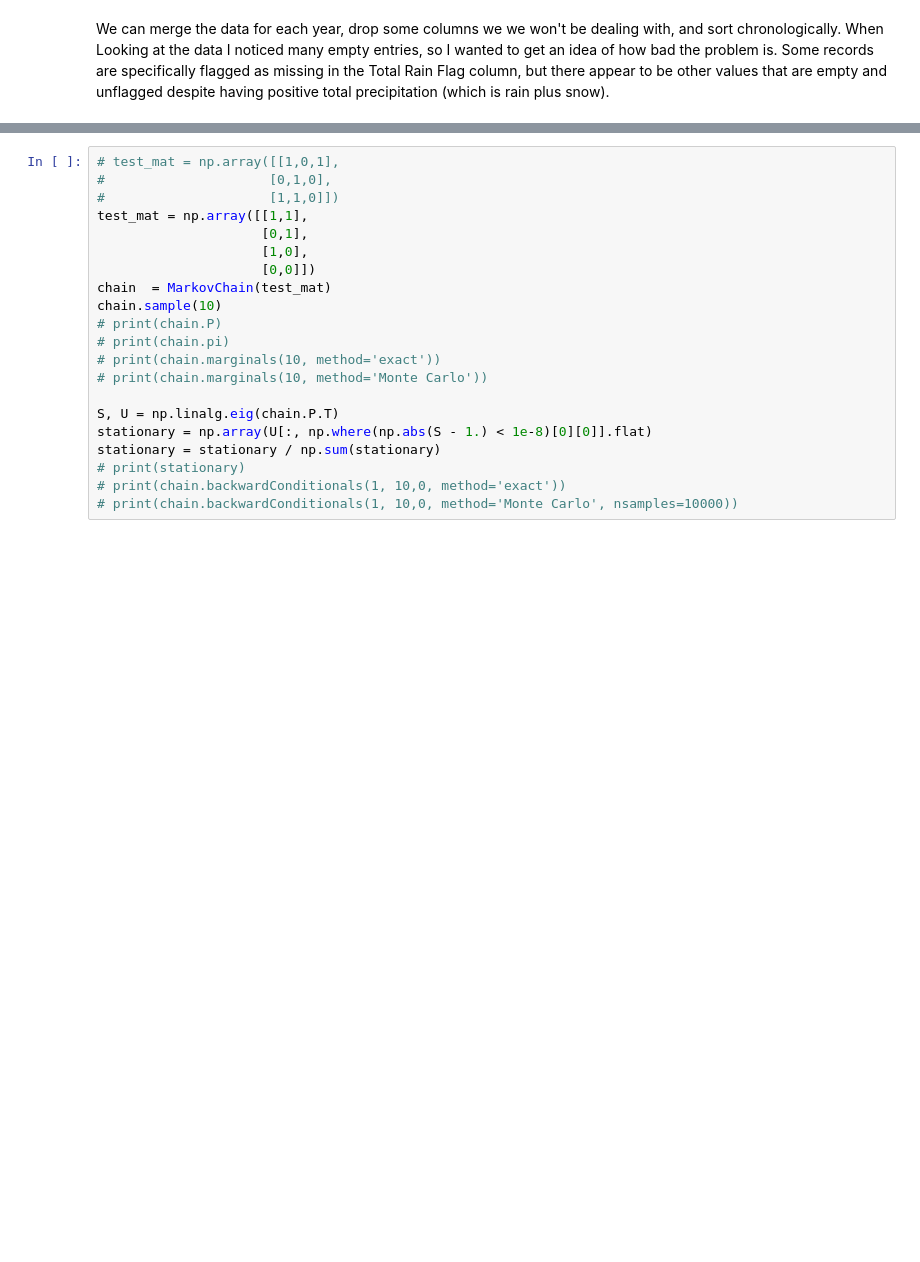
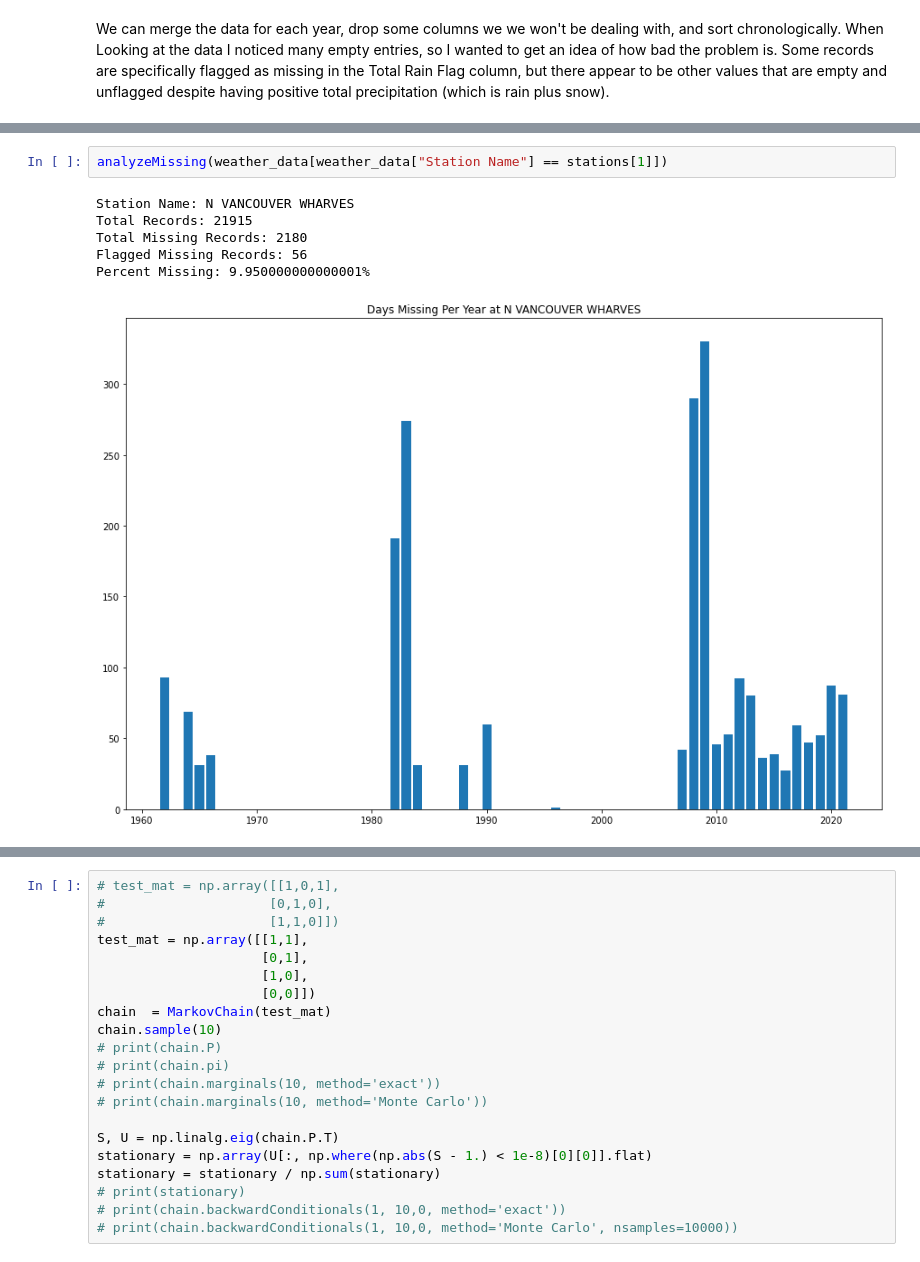
Before and after one commit to AlanJohnM/Modelling-Raincouver, a Jupyter notebook: Raincouver.ipynb, the cells around one changed output, grey strips where cells are left out. Saved outputs shown, nothing was run; the diff lists cells and outputs as text; blank space fills up the shorter version.

```diff
--- a/Raincouver.ipynb
+++ b/Raincouver.ipynb
@@ -154,0 +147,9 @@ IndexError: index 1 is out of bounds for axis 0 with size 1
+# %%
+analyzeMissing(weather_data[weather_data["Station Name"] == stations[1]])
+# %% [output]
+Station Name: N VANCOUVER WHARVES
+Total Records: 21915
+Total Missing Records: 2180
+Flagged Missing Records: 56
+Percent Missing: 9.950000000000001%
+[figure, added]
```
Also changed, not shown: parts of 36 cells of this notebook, 5 other files.
